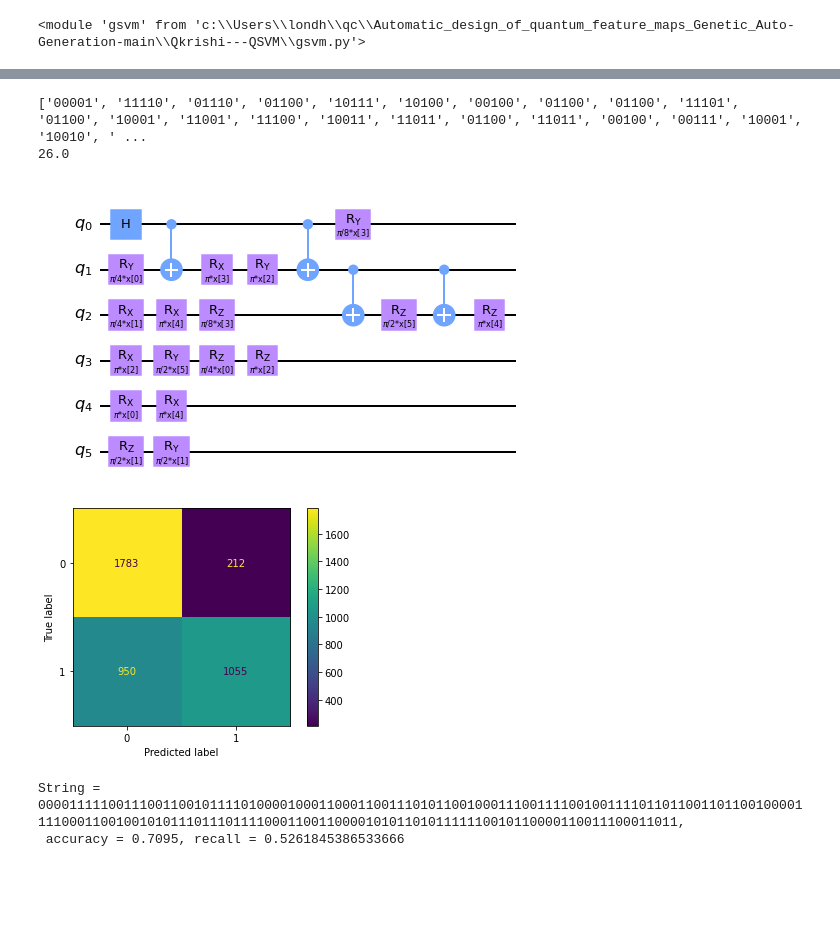
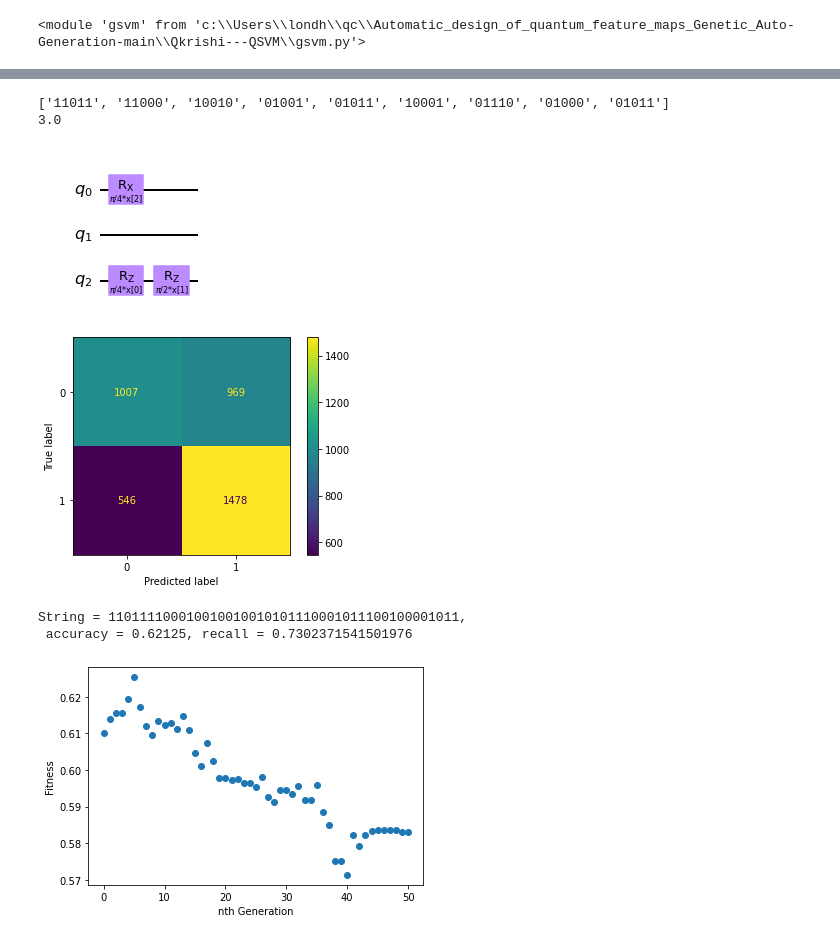
Before and after one commit to nikhil-co/Qkrishi-QSVM, a Jupyter notebook: Banking_UseCase.ipynb, the cells around one changed output, grey strips where cells are left out. Saved outputs shown, nothing was run; the diff lists cells and outputs as text; code cells hidden in the pictures; blank space fills up the shorter version.

Commit message:
Added code to visualize fitness evolution

```diff
--- a/Banking_UseCase.ipynb
+++ b/Banking_UseCase.ipynb
@@ -31,15 +31,13 @@ X = bank_data[['age','job','marital','education','default','balance','housing','
                 'day','month','duration','campaign','pdays','previous','poutcome']].values
 start = time.time()
 
-pop, pareto, logbook = gsvm.gsvm(nqubits=6, depth=6, nparameters=6,
+pop, pareto, logbook = gsvm.gsvm(nqubits=3, depth=3, nparameters=2,
                                     X=X, y=y, weights=[-1.0,1.0],
-                                    mu=20,lambda_=10, ngen=7)
+                                    mu=20,lambda_=10, ngen=50,mutpb=0.5,cxpb=0.5)
 print(f'Simulation finished after {time.time()-start} seconds')
-#print(logbook,type(logbook))
 
 
 print(f'\nGenetic-algorithm output ({output})')
-
 print('---------------------------------------------')
 with open(output, "w") as f:
     for ide, ind in enumerate(pareto):
@@ -161,37 +159,37 @@ class CircuitConversor:
         def operation(circuit, k, qubit, target):
             circuit.cx(self.register[qubit], self.register[target])
             return k
         return operation
 
     def make_rx(self, angle):
         def operation(circuit, k, qubit, target):
             circuit.rx(self.x[k%self.nparameters] * angle,
                        self.register[qubit])
             return k+1
         return operation
 
     def make_ry(self, angle):
         def operation(circuit, k, qubit, target):
             circuit.ry(self.x[k%self.nparameters] * angle,
                        self.register[qubit])
             return k+1
         return operation
 
     def make_rz(self, angle):
         def operation(circuit, k, qubit, target):
             circuit.rz(self.x[k%self.nparameters] * angle,
                        self.register[qubit])
             return k+1
         return operation
 
-cc = CircuitConversor(nqubits=6, nparameters=6)
+cc = CircuitConversor(nqubits=3, nparameters=3)
 fm, puertas = cc(coding_bits(iot_salidas.circ[0]))
 print(puertas)
 fm.draw(output='mpl')
 # %% [output]
-['00001', '11110', '01110', '01100', '10111', '10100', '00100', '01100', '01100', '11101', '01100', '10001', '11001', '11100', '10011', '11011', '01100', '11011', '00100', '00111', '10001', '10010', ' ...
-26.0
+['11011', '11000', '10010', '01001', '01011', '10001', '01110', '01000', '01011']
+3.0
-[figure, old version]
+[figure, new version]
 # %%
 from sklearn.metrics import confusion_matrix, ConfusionMatrixDisplay, recall_score, accuracy_score
 import matplotlib.pyplot as plt
@@ -227,8 +225,23 @@ def featuremap_performance(pop:str,nqubits:int,nparameters:int) -> None:
 
     return None
 # %%
-featuremap_performance(iot_salidas.circ[0],6,6)
+featuremap_performance(iot_salidas.circ[0],3,3)
 # %% [output]
-[figure, old version]
+[figure, new version]
-String = 000011111001110011001011110100001000110001100111010110010001110011110010011110110110011011001000011110001100100101011101110111100011001100001010110101111110010110000110011100011011,
- accuracy = 0.7095, recall = 0.5261845386533666
+String = 110111100010010010010101110001011100100001011,
+ accuracy = 0.62125, recall = 0.7302371541501976
+# %%
+gen = logbook.select("gen")
+avgs = []
+
+for i in gen:
+    avgs.append(logbook[i]['media'])
+
+#plt.ylim([0.4,.6])
+plt.scatter(gen,avgs)
+plt.xlabel('nth Generation')
+plt.ylabel('Fitness')
+
+plt.show()
+# %% [output]
+[figure, added]
```
Also changed, not shown: parts of 2 cells of this notebook, 3 other files.
